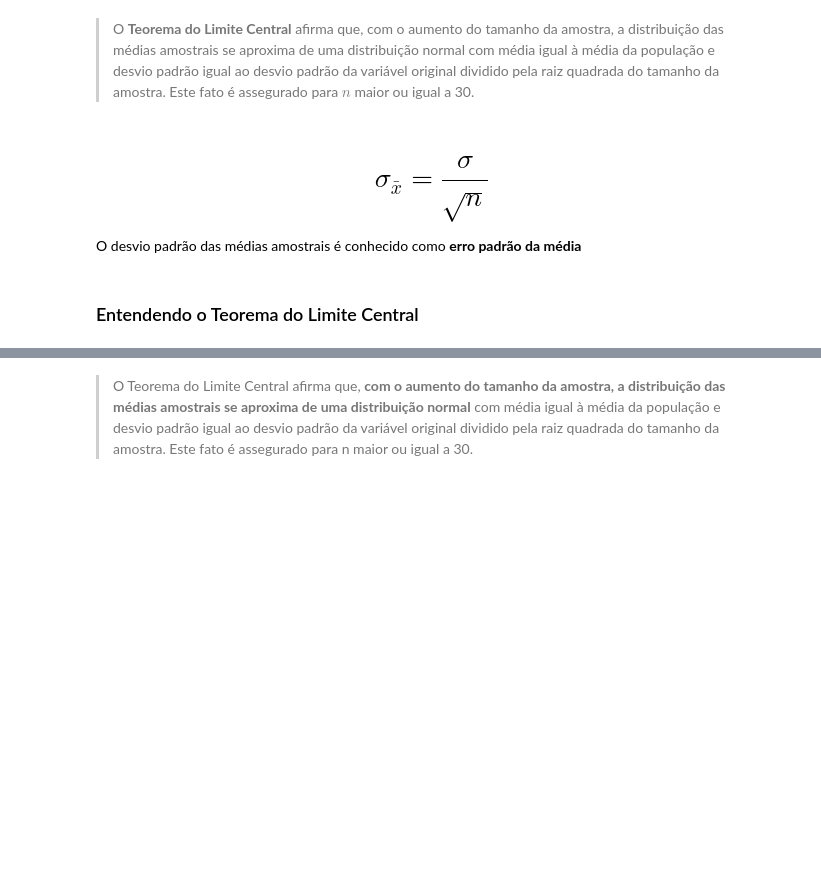
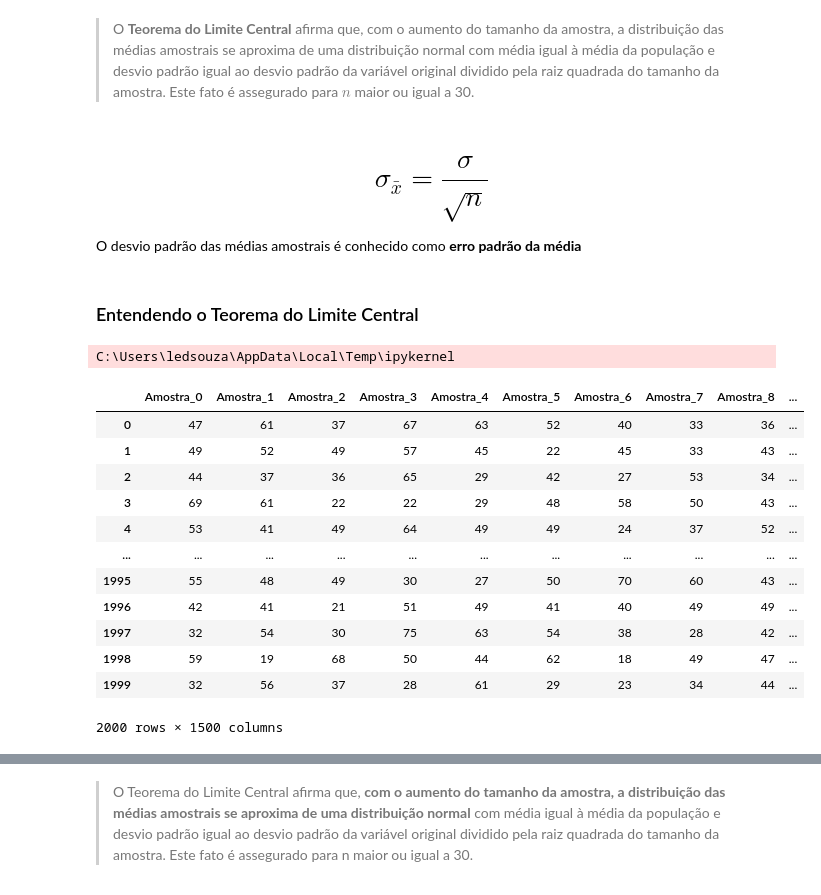
Before and after one commit to ledsouza/Curso_de_Estatistica_Parte_2, a Jupyter notebook: Curso_de_Estatistica_Parte_2.ipynb, the cells around one changed output, grey strips where cells are left out. Drawn from its saved outputs; the diff is of its cells as text; code cells hidden in the pictures; blank space fills up the shorter version.

```diff
--- a/Curso_de_Estatistica_Parte_2.ipynb
+++ b/Curso_de_Estatistica_Parte_2.ipynb
@@ -768,7 +768,7 @@ Suponha que os pesos dos sacos de arroz de uma indústria alimentícia se distri
 # %% [markdown]
 > O **Teorema do Limite Central** afirma que, com o aumento do tamanho da amostra, a distribuição das médias amostrais se aproxima de uma distribuição normal com média igual à média da população e desvio padrão igual ao desvio padrão da variável original dividido pela raiz quadrada do tamanho da amostra. Este fato é assegurado para $n$ maior ou igual a 30.
 # %% [markdown]
-# $$\sigma_\bar{x} = \frac{\sigma}{\sqrt{n}}$$
+# $$\sigma_{\bar{x}} = \frac{\sigma}{\sqrt{n}}$$
 
 O desvio padrão das médias amostrais é conhecido como **erro padrão da média**
 # %% [markdown]
@@ -775,0 +781,22 @@ O desvio padrão das médias amostrais é conhecido como **erro padrão da médi
+# %%
+for i in range(total_de_amostras):
+  _ = dados.Idade.sample(n)
+  _.index = range(0, len(_))
+  amostras['Amostra_' + str(i)] = _
+
+amostras
+# %% [output]
+C:\Users\ledsouza\AppData\Local\Temp\ipykernel
+|  | Amostra_0 | Amostra_1 | Amostra_2 | Amostra_3 | Amostra_4 | Amostra_5 | Amostra_6 | Amostra_7 | Amostra_8 | ... |
+| 0 | 47 | 61 | 37 | 67 | 63 | 52 | 40 | 33 | 36 | ... |
+| 1 | 49 | 52 | 49 | 57 | 45 | 22 | 45 | 33 | 43 | ... |
+| 2 | 44 | 37 | 36 | 65 | 29 | 42 | 27 | 53 | 34 | ... |
+| 3 | 69 | 61 | 22 | 22 | 29 | 48 | 58 | 50 | 43 | ... |
+| 4 | 53 | 41 | 49 | 64 | 49 | 49 | 24 | 37 | 52 | ... |
+| ... | ... | ... | ... | ... | ... | ... | ... | ... | ... | ... |
+| 1995 | 55 | 48 | 49 | 30 | 27 | 50 | 70 | 60 | 43 | ... |
+| 1996 | 42 | 41 | 21 | 51 | 49 | 41 | 40 | 49 | 49 | ... |
+| 1997 | 32 | 54 | 30 | 75 | 63 | 54 | 38 | 28 | 42 | ... |
+| 1998 | 59 | 19 | 68 | 50 | 44 | 62 | 18 | 49 | 47 | ... |
+| 1999 | 32 | 56 | 37 | 28 | 61 | 29 | 23 | 34 | 44 | ... |
+2000 rows × 1500 columns
```
Also changed, not shown: parts of 10 cells of this notebook.
